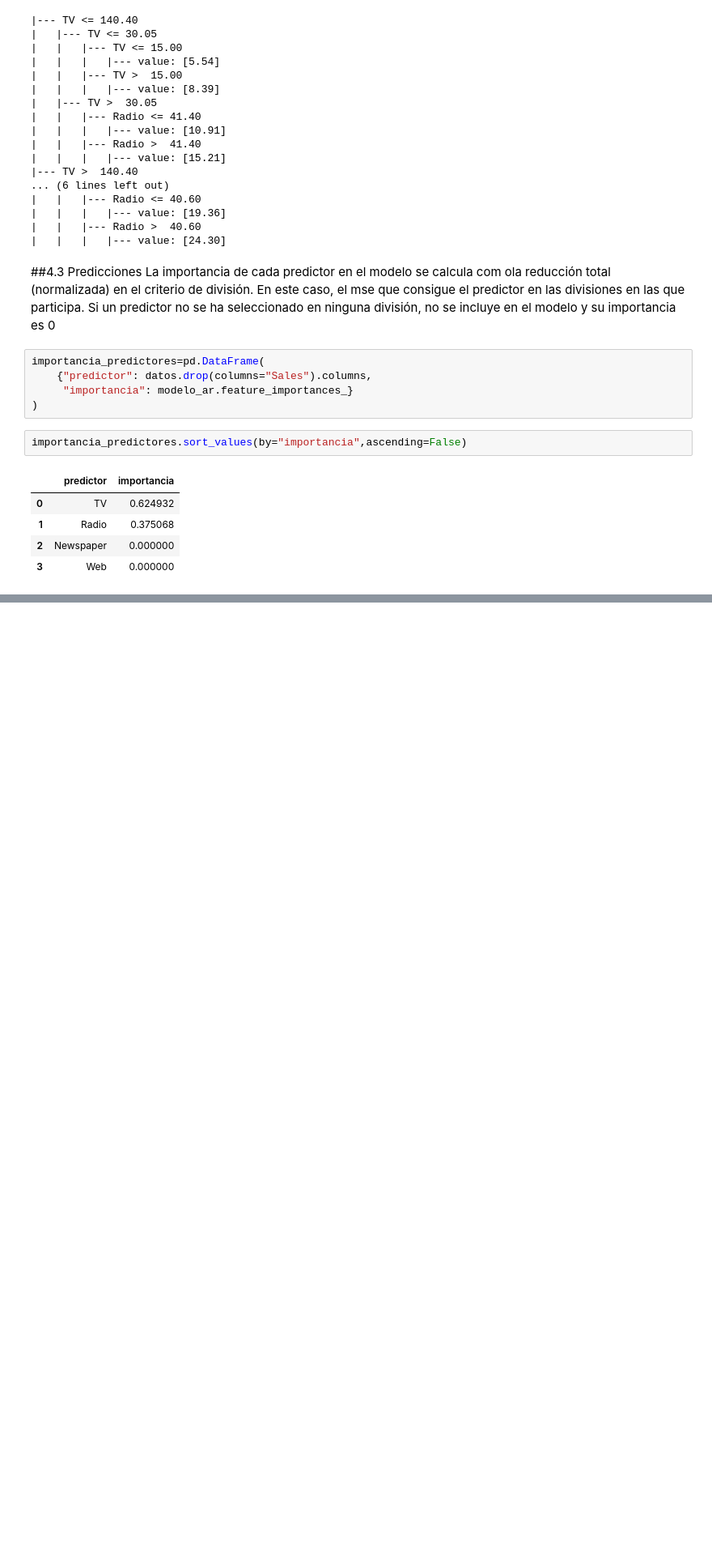
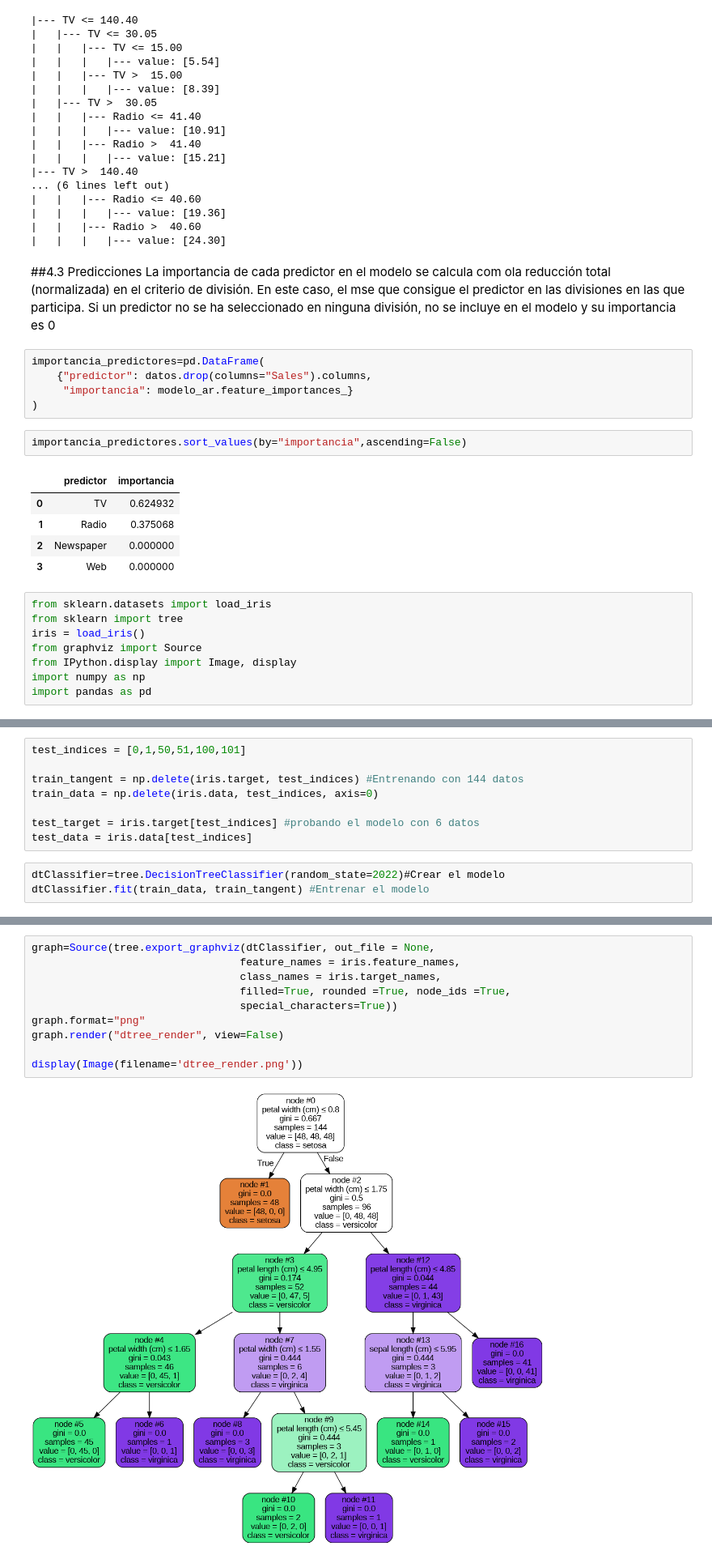
Before and after one commit to JulianMejia6/IA_2025, a Jupyter notebook: arbol_de_decisiones.ipynb, the cells around one changed output, grey strips where cells are left out. Shown at 81% size. Drawn from its saved outputs; the diff is of its cells as text; blank space fills up the shorter version.

```diff
--- a/arbol_de_decisiones.ipynb
+++ b/arbol_de_decisiones.ipynb
@@ -197,3 +197,11 @@ importancia_predictores.sort_values(by="importancia",ascending=False)
 | 1 | Radio | 0.375068 |
 | 2 | Newspaper | 0.000000 |
 | 3 | Web | 0.000000 |
+# %%
+from sklearn.datasets import load_iris
+from sklearn import tree
+iris = load_iris()
+from graphviz import Source
+from IPython.display import Image, display
+import numpy as np
+import pandas as pd
@@ -199,0 +224,11 @@ importancia_predictores.sort_values(by="importancia",ascending=False)
+# %%
+test_indices = [0,1,50,51,100,101]
+
+train_tangent = np.delete(iris.target, test_indices) #Entrenando con 144 datos
+train_data = np.delete(iris.data, test_indices, axis=0)
+
+test_target = iris.target[test_indices] #probando el modelo con 6 datos
+test_data = iris.data[test_indices]
+# %%
+dtClassifier=tree.DecisionTreeClassifier(random_state=2022)#Crear el modelo
+dtClassifier.fit(train_data, train_tangent) #Entrenar el modelo
@@ -199,0 +262,12 @@ importancia_predictores.sort_values(by="importancia",ascending=False)
+# %%
+graph=Source(tree.export_graphviz(dtClassifier, out_file = None,
+                                 feature_names = iris.feature_names,
+                                 class_names = iris.target_names,
+                                 filled=True, rounded =True, node_ids =True,
+                                 special_characters=True))
+graph.format="png"
+graph.render("dtree_render", view=False)
+
+display(Image(filename='dtree_render.png'))
+# %% [output]
+[figure, added]
```
Also changed, not shown: parts of 17 cells of this notebook.
